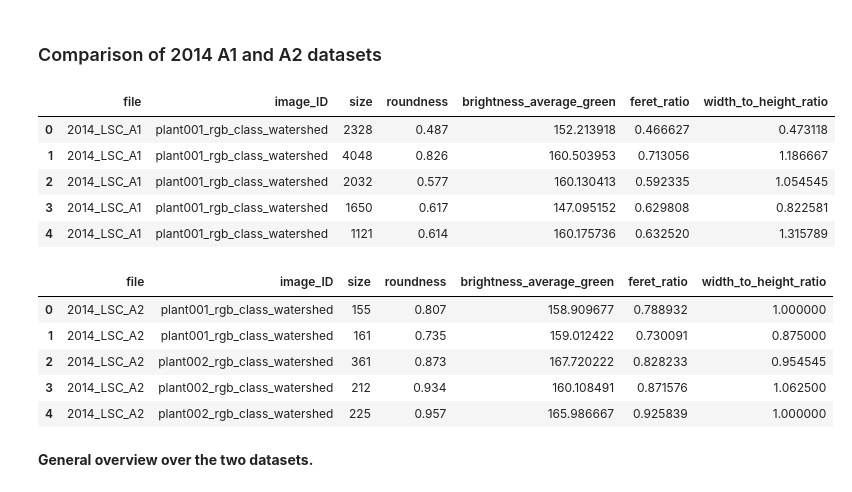
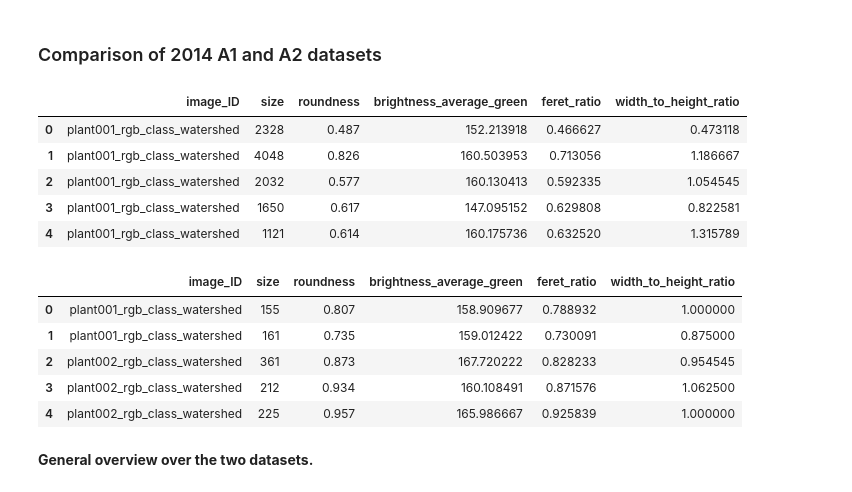
Before and after one commit to Regina-v/plant-image-analysis, a Jupyter notebook: Task04/ProgrammingProject3Task4.ipynb, the cells around one changed output. Cells and saved outputs as stored; diff of their text form; code cells hidden in the pictures.

```diff
--- a/Task04/ProgrammingProject3Task4.ipynb
+++ b/Task04/ProgrammingProject3Task4.ipynb
@@ -102,34 +114,29 @@ The number of leaves is highly correlated to the total leaf area. The Pearson co
 ### Comparison of 2014 A1 and A2 datasets
 # %%
 # Dataframes for 2014 A1 data and 2014 A2 data
-df2014A1 = pd.concat([pd.read_csv(fp).assign(file=os.path.splitext(fp)[0])
-                for fp in glob.glob(os.path.join('',"2014_*_A1.csv"))])
+A1_complete = pd.read_csv("2014_LSC_A1.csv")
+A2_complete = pd.read_csv("2014_LSC_A2.csv")
 
-df2014A2 = pd.concat([pd.read_csv(fp).assign(file=os.path.splitext(fp)[0])
-                for fp in glob.glob(os.path.join('',"2014_*_A2.csv"))])
-
-
-df2014A1_red = df2014A1.loc[:,["file","image_ID", "size", "roundness", "brightness_average_green","feret_ratio", "width_to_height_ratio"]]
-
-df2014A2_red = df2014A2.loc[:,["file","image_ID", "size", "roundness", "brightness_average_green","feret_ratio", "width_to_height_ratio"]]
+A1 = A1_complete.loc[:,["image_ID", "size", "roundness", "brightness_average_green","feret_ratio", "width_to_height_ratio"]]
+A2 = A2_complete.loc[:,["image_ID", "size", "roundness", "brightness_average_green","feret_ratio", "width_to_height_ratio"]]
 # %%
-df2014A1_red.head()
+A1.head()
 # %% [output]
-|  | file | image_ID | size | roundness | brightness_average_green | feret_ratio | width_to_height_ratio |
-| 0 | 2014_LSC_A1 | plant001_rgb_class_watershed | 2328 | 0.487 | 152.213918 | 0.466627 | 0.473118 |
-| 1 | 2014_LSC_A1 | plant001_rgb_class_watershed | 4048 | 0.826 | 160.503953 | 0.713056 | 1.186667 |
-| 2 | 2014_LSC_A1 | plant001_rgb_class_watershed | 2032 | 0.577 | 160.130413 | 0.592335 | 1.054545 |
-| 3 | 2014_LSC_A1 | plant001_rgb_class_watershed | 1650 | 0.617 | 147.095152 | 0.629808 | 0.822581 |
-| 4 | 2014_LSC_A1 | plant001_rgb_class_watershed | 1121 | 0.614 | 160.175736 | 0.632520 | 1.315789 |
+|  | image_ID | size | roundness | brightness_average_green | feret_ratio | width_to_height_ratio |
+| 0 | plant001_rgb_class_watershed | 2328 | 0.487 | 152.213918 | 0.466627 | 0.473118 |
+| 1 | plant001_rgb_class_watershed | 4048 | 0.826 | 160.503953 | 0.713056 | 1.186667 |
+| 2 | plant001_rgb_class_watershed | 2032 | 0.577 | 160.130413 | 0.592335 | 1.054545 |
+| 3 | plant001_rgb_class_watershed | 1650 | 0.617 | 147.095152 | 0.629808 | 0.822581 |
+| 4 | plant001_rgb_class_watershed | 1121 | 0.614 | 160.175736 | 0.632520 | 1.315789 |
 # %%
-df2014A2_red.head()
+A2.head()
 # %% [output]
-|  | file | image_ID | size | roundness | brightness_average_green | feret_ratio | width_to_height_ratio |
-| 0 | 2014_LSC_A2 | plant001_rgb_class_watershed | 155 | 0.807 | 158.909677 | 0.788932 | 1.000000 |
-| 1 | 2014_LSC_A2 | plant001_rgb_class_watershed | 161 | 0.735 | 159.012422 | 0.730091 | 0.875000 |
-| 2 | 2014_LSC_A2 | plant002_rgb_class_watershed | 361 | 0.873 | 167.720222 | 0.828233 | 0.954545 |
-| 3 | 2014_LSC_A2 | plant002_rgb_class_watershed | 212 | 0.934 | 160.108491 | 0.871576 | 1.062500 |
-| 4 | 2014_LSC_A2 | plant002_rgb_class_watershed | 225 | 0.957 | 165.986667 | 0.925839 | 1.000000 |
+|  | image_ID | size | roundness | brightness_average_green | feret_ratio | width_to_height_ratio |
+| 0 | plant001_rgb_class_watershed | 155 | 0.807 | 158.909677 | 0.788932 | 1.000000 |
+| 1 | plant001_rgb_class_watershed | 161 | 0.735 | 159.012422 | 0.730091 | 0.875000 |
+| 2 | plant002_rgb_class_watershed | 361 | 0.873 | 167.720222 | 0.828233 | 0.954545 |
+| 3 | plant002_rgb_class_watershed | 212 | 0.934 | 160.108491 | 0.871576 | 1.062500 |
+| 4 | plant002_rgb_class_watershed | 225 | 0.957 | 165.986667 | 0.925839 | 1.000000 |
 # %% [markdown]
 **General overview over the two datasets.**
 # %%
```
Also changed, not shown: parts of 23 cells of this notebook, 1 other file.
